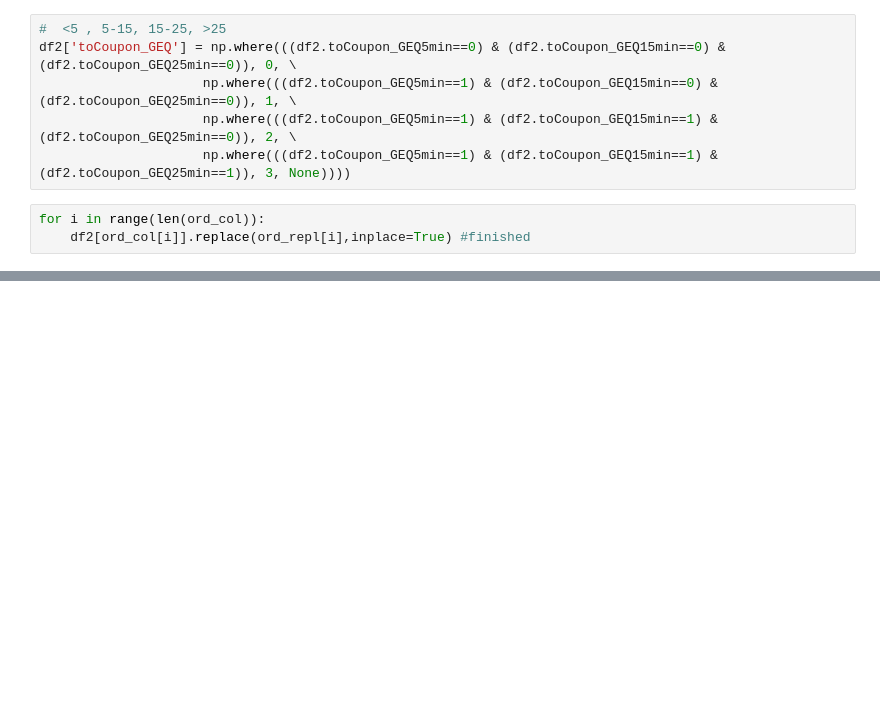
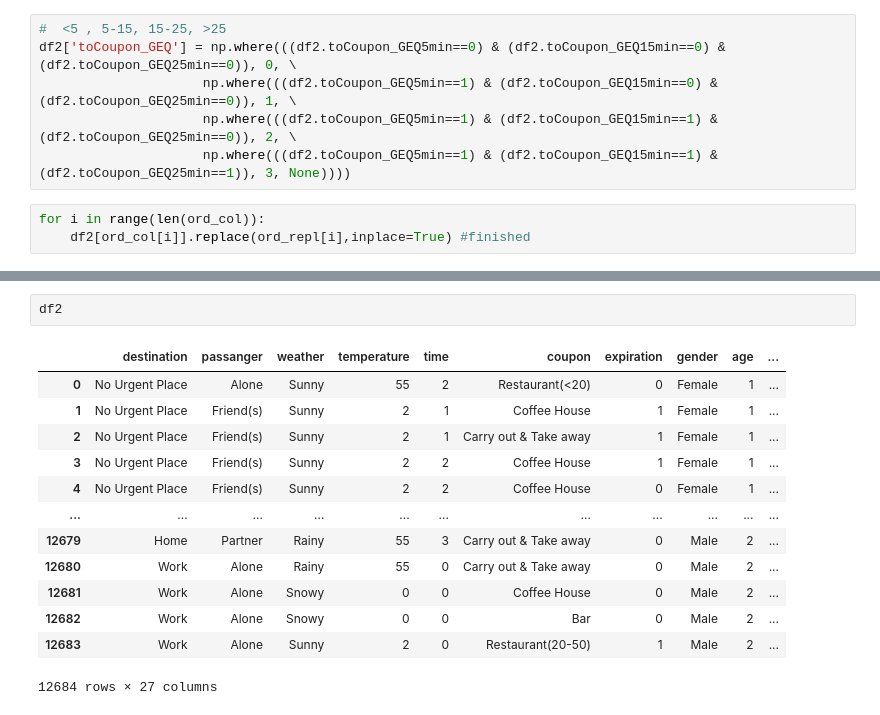
Before and after one commit to hyeniii/MSiA420-in_vehicle_coupon_recommendation, a Jupyter notebook: EDA.ipynb, the cells around one changed output, grey strips where cells are left out. Saved outputs shown, nothing was run; the diff lists cells and outputs as text; blank space fills up the shorter version.

```diff
--- a/EDA.ipynb
+++ b/EDA.ipynb
@@ -225,0 +247,16 @@ for i in range(len(ord_col)):
+# %%
+df2
+# %% [output]
+|  | destination | passanger | weather | temperature | time | coupon | expiration | gender | age | ... |
+| 0 | No Urgent Place | Alone | Sunny | 55 | 2 | Restaurant(<20) | 0 | Female | 1 | ... |
+| 1 | No Urgent Place | Friend(s) | Sunny | 2 | 1 | Coffee House | 1 | Female | 1 | ... |
+| 2 | No Urgent Place | Friend(s) | Sunny | 2 | 1 | Carry out & Take away | 1 | Female | 1 | ... |
+| 3 | No Urgent Place | Friend(s) | Sunny | 2 | 2 | Coffee House | 1 | Female | 1 | ... |
+| 4 | No Urgent Place | Friend(s) | Sunny | 2 | 2 | Coffee House | 0 | Female | 1 | ... |
+| ... | ... | ... | ... | ... | ... | ... | ... | ... | ... | ... |
+| 12679 | Home | Partner | Rainy | 55 | 3 | Carry out & Take away | 0 | Male | 2 | ... |
+| 12680 | Work | Alone | Rainy | 55 | 0 | Carry out & Take away | 0 | Male | 2 | ... |
+| 12681 | Work | Alone | Snowy | 0 | 0 | Coffee House | 0 | Male | 2 | ... |
+| 12682 | Work | Alone | Snowy | 0 | 0 | Bar | 0 | Male | 2 | ... |
+| 12683 | Work | Alone | Sunny | 2 | 0 | Restaurant(20-50) | 1 | Male | 2 | ... |
+12684 rows × 27 columns
```
Also changed, not shown: parts of 8 cells of this notebook, 1 other file.
